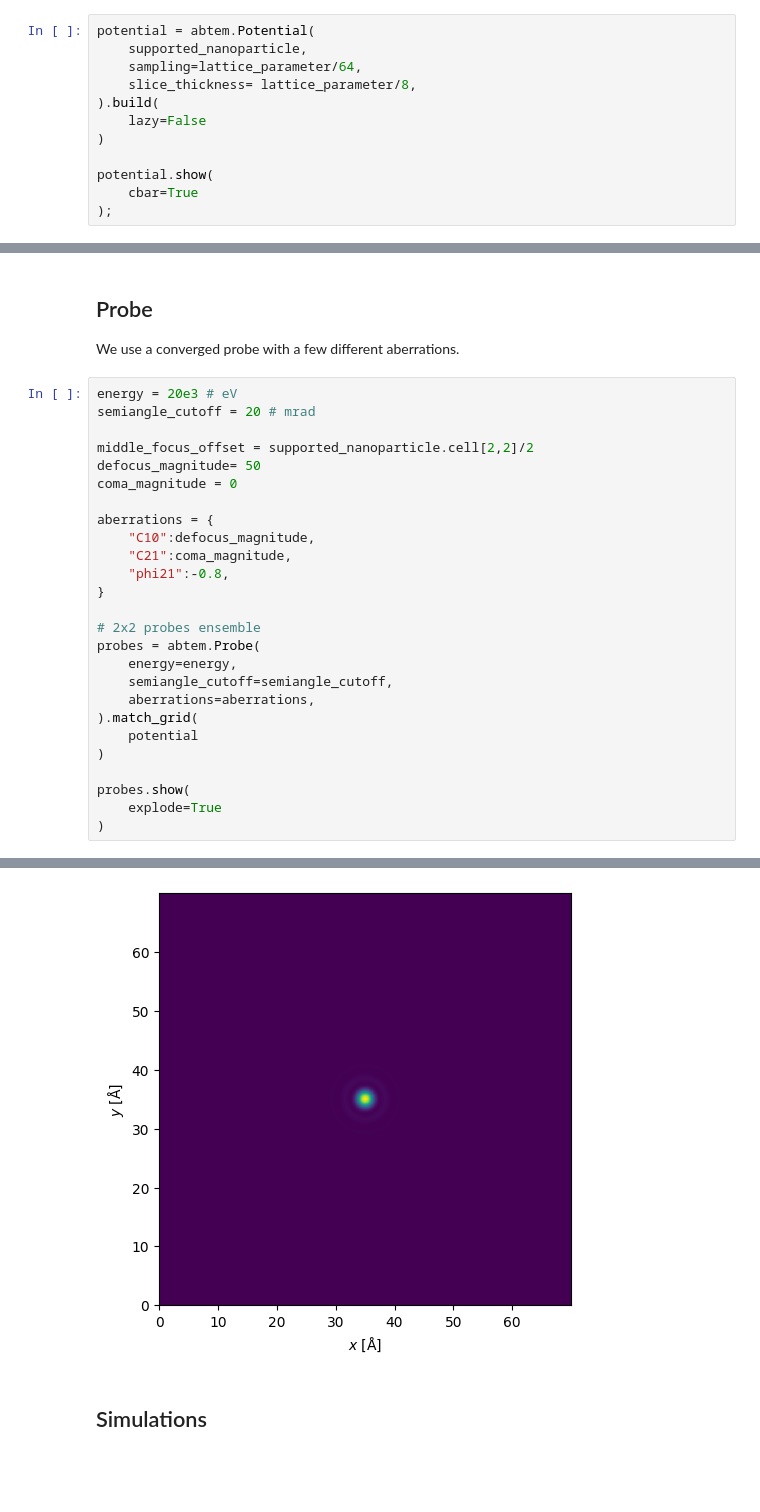
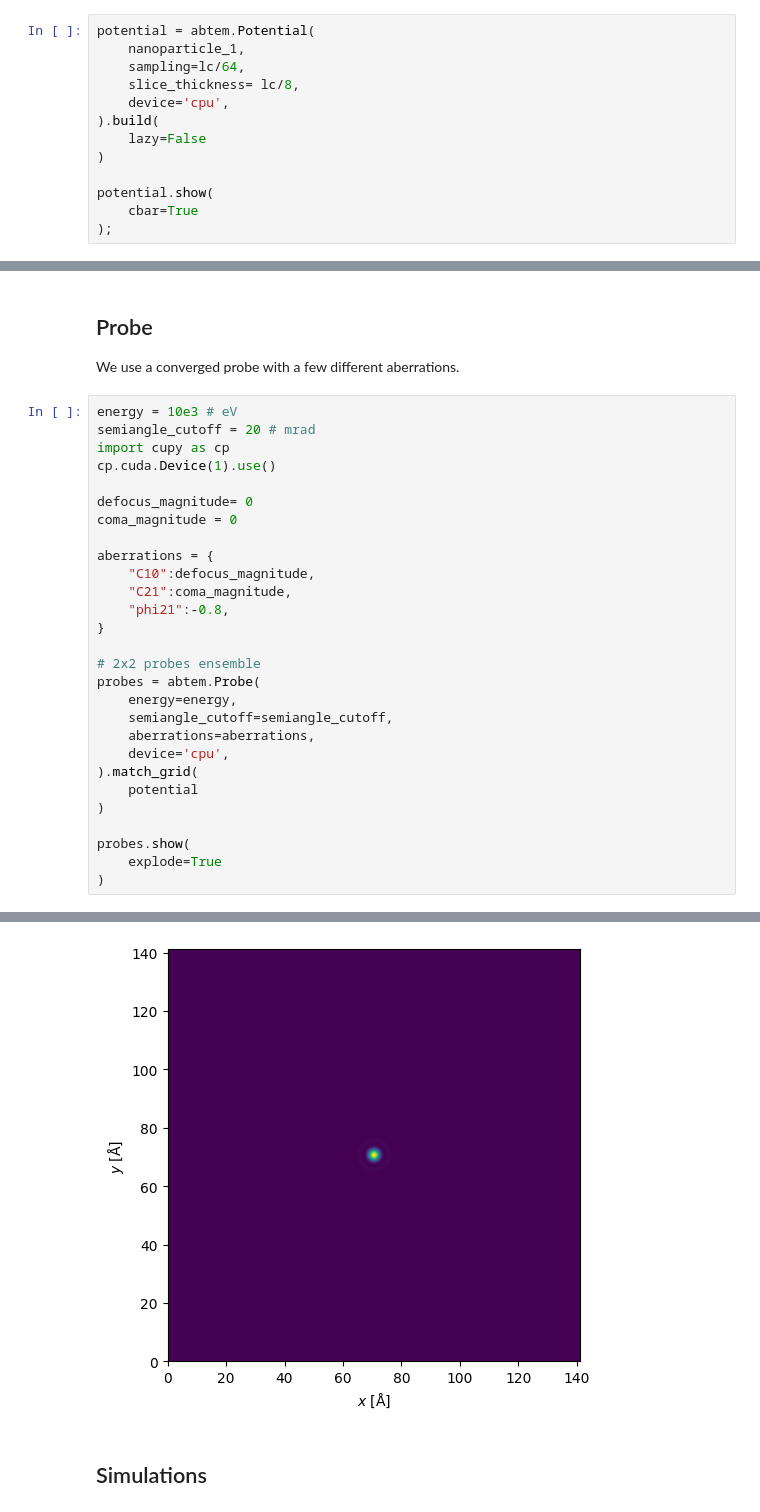
Before and after one commit to curiousbeams/willem-playground, a Jupyter notebook: notebooks/simulation_notebook/crystalline_sample.ipynb, the cells around one changed output, grey strips where cells are left out. Cells and saved outputs as stored; diff of their text form; blank space fills up the shorter version.

```diff
--- a/notebooks/simulation_notebook/crystalline_sample.ipynb
+++ b/notebooks/simulation_notebook/crystalline_sample.ipynb
@@ -179,9 +136,10 @@ fig.tight_layout()
 We build the numeric representation of the atomic potentials.
 # %%
 potential = abtem.Potential(
-    supported_nanoparticle,
-    sampling=lattice_parameter/64,
-    slice_thickness= lattice_parameter/8,
+    nanoparticle_1,
+    sampling=lc/64,
+    slice_thickness= lc/8,
+    device='cpu',
 ).build(
     lazy=False
 )
@@ -196,34 +154,36 @@ potential.show(
 
 We use a converged probe with a few different aberrations.
 # %%
-energy = 20e3 # eV
+energy = 10e3 # eV
 semiangle_cutoff = 20 # mrad
+import cupy as cp
+cp.cuda.Device(1).use()
 
-middle_focus_offset = supported_nanoparticle.cell[2,2]/2
-defocus_magnitude= 50
+defocus_magnitude= 0
 coma_magnitude = 0
 
 aberrations = {
     "C10":defocus_magnitude,
     "C21":coma_magnitude,
     "phi21":-0.8,
 }
 
 # 2x2 probes ensemble
 probes = abtem.Probe(
     energy=energy,
     semiangle_cutoff=semiangle_cutoff,
     aberrations=aberrations,
+    device='cpu',
 ).match_grid(
     potential
 )
 
 probes.show(
     explode=True
 )
 # %% [output]
 <abtem.visualize.visualizations.Visualization at 0x...>
-[figure, old version]
+[figure, new version]
 # %% [markdown]
 ## Simulations
 # %%
```
Also changed, not shown: parts of 11 cells of this notebook, 1 other file.
